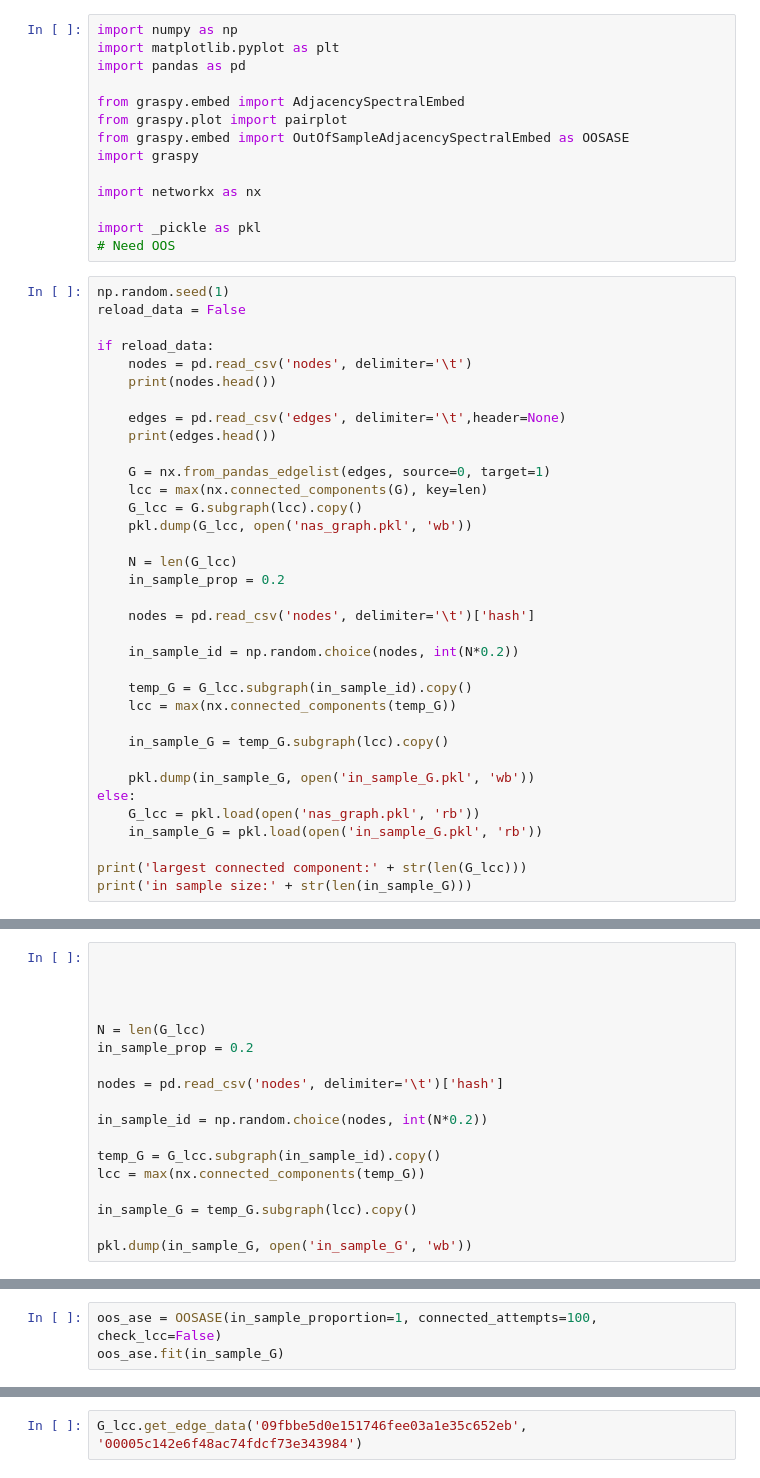
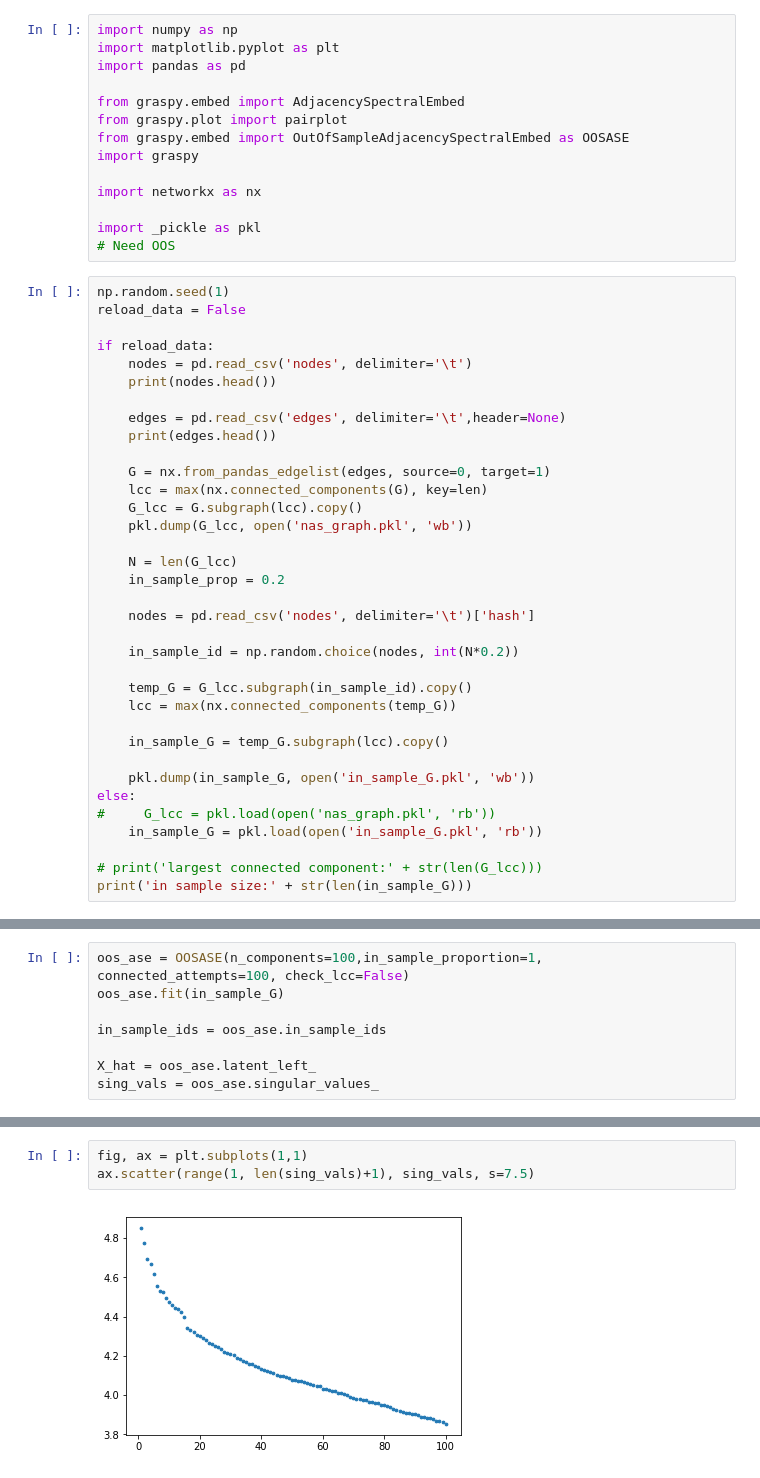
Before and after one commit to neurodata/hayden, a Jupyter notebook: NAS/NAS analysis.ipynb, the cells around one changed output, grey strips where cells are left out. Cells and saved outputs as stored; diff of their text form.

```diff
--- a/NAS/NAS analysis.ipynb
+++ b/NAS/NAS analysis.ipynb
@@ -42,9 +42,9 @@ if reload_data:
 
     pkl.dump(in_sample_G, open('in_sample_G.pkl', 'wb'))
 else:
-    G_lcc = pkl.load(open('nas_graph.pkl', 'rb'))
+#     G_lcc = pkl.load(open('nas_graph.pkl', 'rb'))
     in_sample_G = pkl.load(open('in_sample_G.pkl', 'rb'))
 
-print('largest connected component:' + str(len(G_lcc)))
+# print('largest connected component:' + str(len(G_lcc)))
 print('in sample size:' + str(len(in_sample_G)))
 # %% [output]
@@ -67,19 +51 @@ largest connected component:358506
 in sample size:46398
-# %%
-
-
-
-
-N = len(G_lcc)
-in_sample_prop = 0.2
-
-nodes = pd.read_csv('nodes', delimiter='\t')['hash']
-
-in_sample_id = np.random.choice(nodes, int(N*0.2))
-
-temp_G = G_lcc.subgraph(in_sample_id).copy()
-lcc = max(nx.connected_components(temp_G))
-
-in_sample_G = temp_G.subgraph(lcc).copy()
-
-pkl.dump(in_sample_G, open('in_sample_G', 'wb'))
@@ -90,5 +52,10 @@ len(in_sample_G)
 # %%
-oos_ase = OOSASE(in_sample_proportion=1, connected_attempts=100, check_lcc=False)
+oos_ase = OOSASE(n_components=100,in_sample_proportion=1, connected_attempts=100, check_lcc=False)
 oos_ase.fit(in_sample_G)
+
+in_sample_ids = oos_ase.in_sample_ids
+
+X_hat = oos_ase.latent_left_
+sing_vals = oos_ase.singular_values_
 # %% [output]
 begin svd
@@ -135,2 +62,5 @@ list(G_lcc.edges(['09fbbe5d0e151746fee03a1e35c652eb']))
-# %%
-G_lcc.get_edge_data('09fbbe5d0e151746fee03a1e35c652eb', '00005c142e6f48ac74fdcf73e343984')
+# %%
+fig, ax = plt.subplots(1,1)
+ax.scatter(range(1, len(sing_vals)+1), sing_vals, s=7.5)
+# %% [output]
+[figure, added]
```
Also changed, not shown: parts of 10 cells of this notebook.
